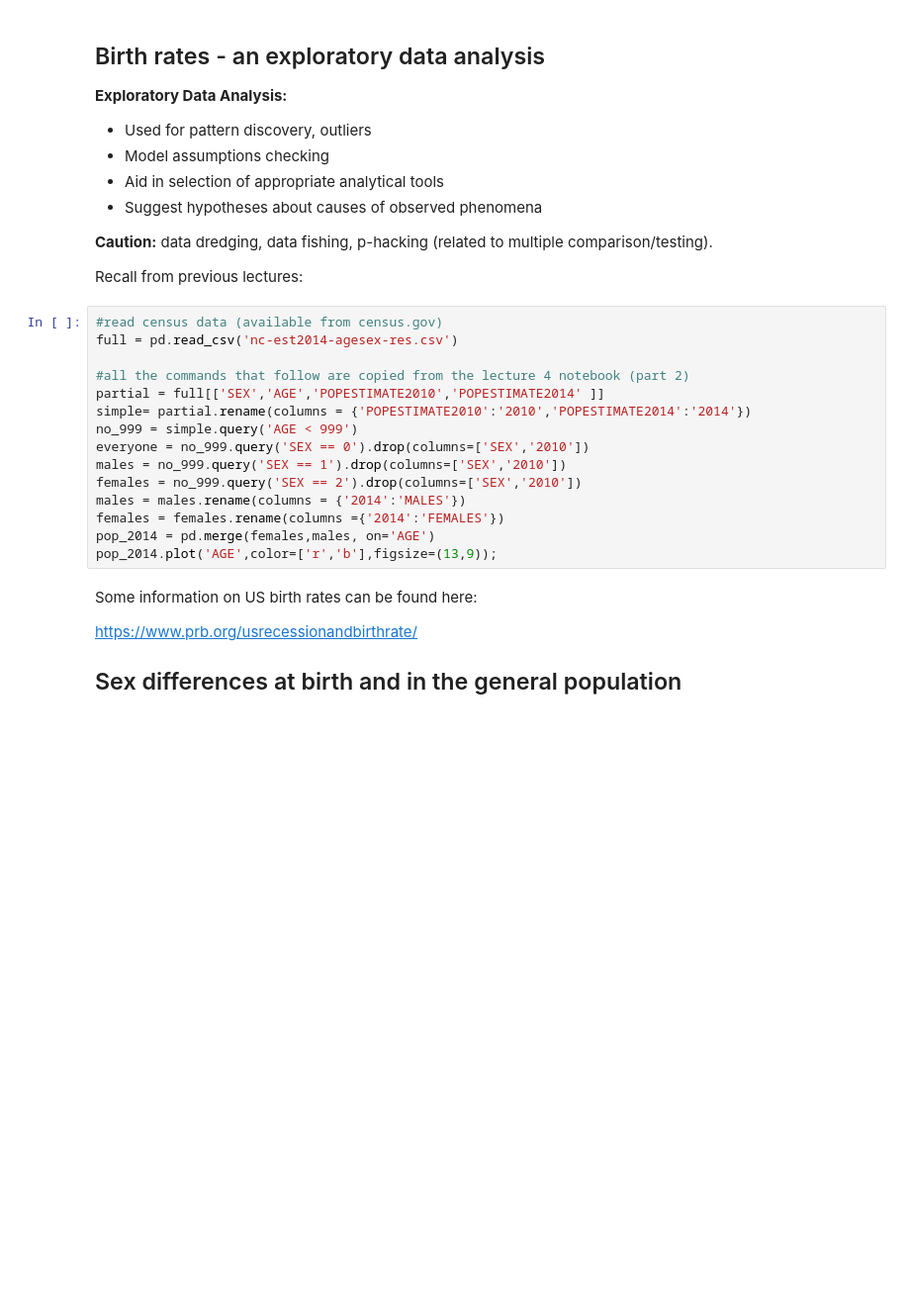
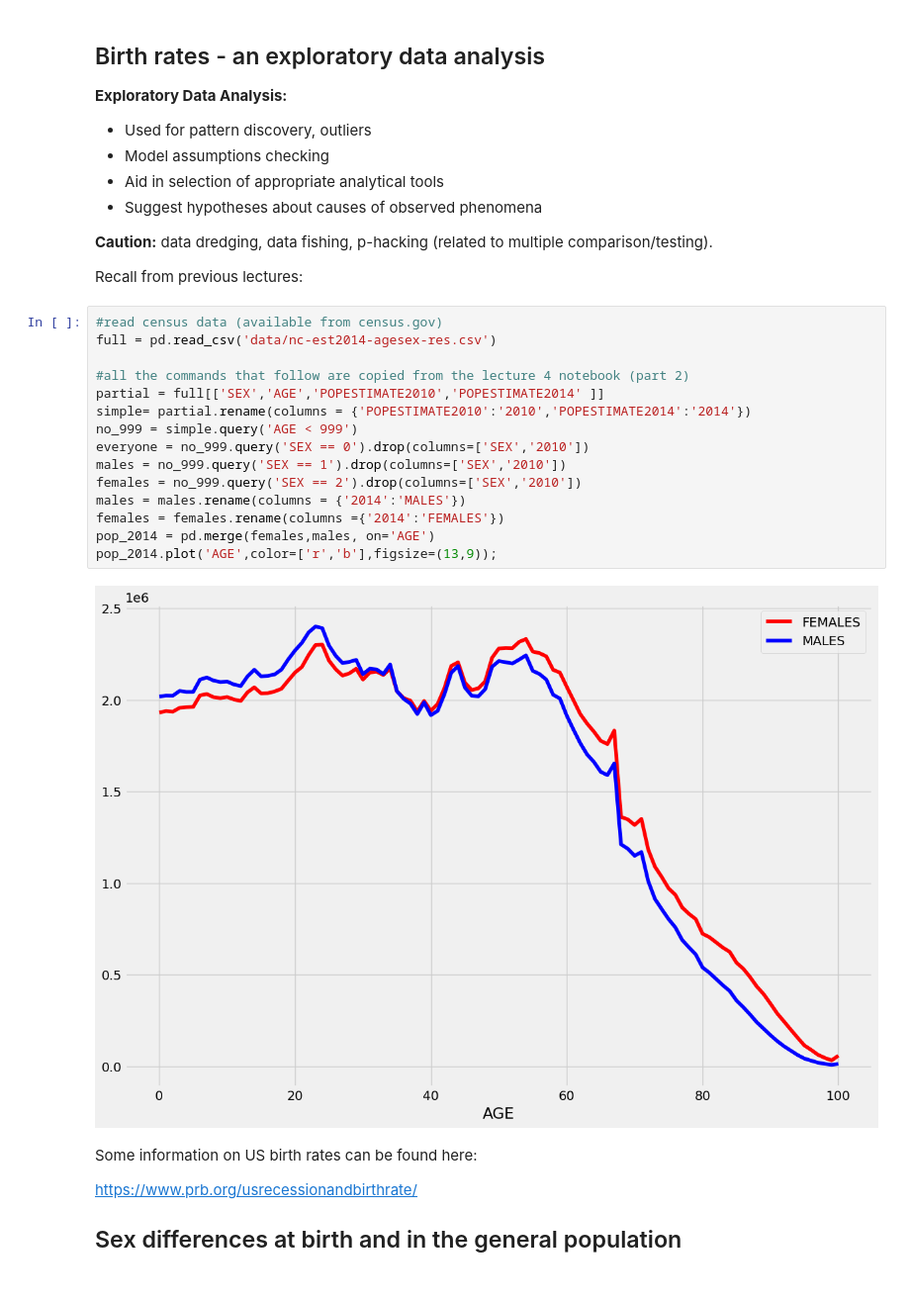
Before and after one commit to mattzhao-R/data-118, a Jupyter notebook: class_nbs/Lect13-confidenceinterval.ipynb, the cells around one changed output. Shown at 99% size. Saved outputs shown, nothing was run; the diff lists cells and outputs as text; blank space fills up the shorter version.

```diff
--- a/class_nbs/Lect13-confidenceinterval.ipynb
+++ b/class_nbs/Lect13-confidenceinterval.ipynb
@@ -126,19 +144,21 @@ plt.hist(np.random.binomial(nsim,p,reps)/nsim,bins=40);
 Recall from previous lectures:
 # %%
 #read census data (available from census.gov)
-full = pd.read_csv('nc-est2014-agesex-res.csv')
+full = pd.read_csv('data/nc-est2014-agesex-res.csv')
 
 #all the commands that follow are copied from the lecture 4 notebook (part 2)
 partial = full[['SEX','AGE','POPESTIMATE2010','POPESTIMATE2014' ]]
 simple= partial.rename(columns = {'POPESTIMATE2010':'2010','POPESTIMATE2014':'2014'})
 no_999 = simple.query('AGE < 999')
 everyone = no_999.query('SEX == 0').drop(columns=['SEX','2010'])
 males = no_999.query('SEX == 1').drop(columns=['SEX','2010'])
 females = no_999.query('SEX == 2').drop(columns=['SEX','2010'])
 males = males.rename(columns = {'2014':'MALES'})
 females = females.rename(columns ={'2014':'FEMALES'})
 pop_2014 = pd.merge(females,males, on='AGE')
 pop_2014.plot('AGE',color=['r','b'],figsize=(13,9));
+# %% [output]
+[figure, added]
 # %% [markdown]
 Some information on US birth rates can be found here:
 
```
Also changed, not shown: parts of 36 cells of this notebook, 9 other files.
